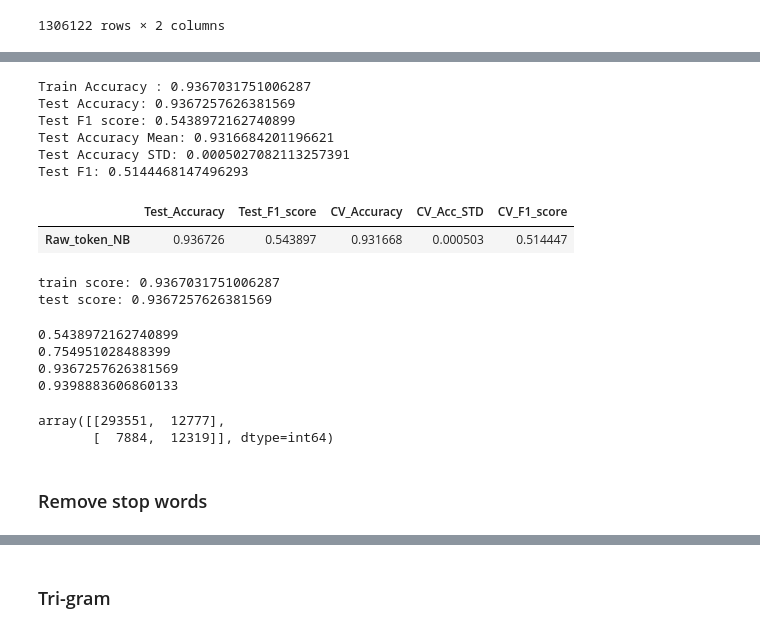
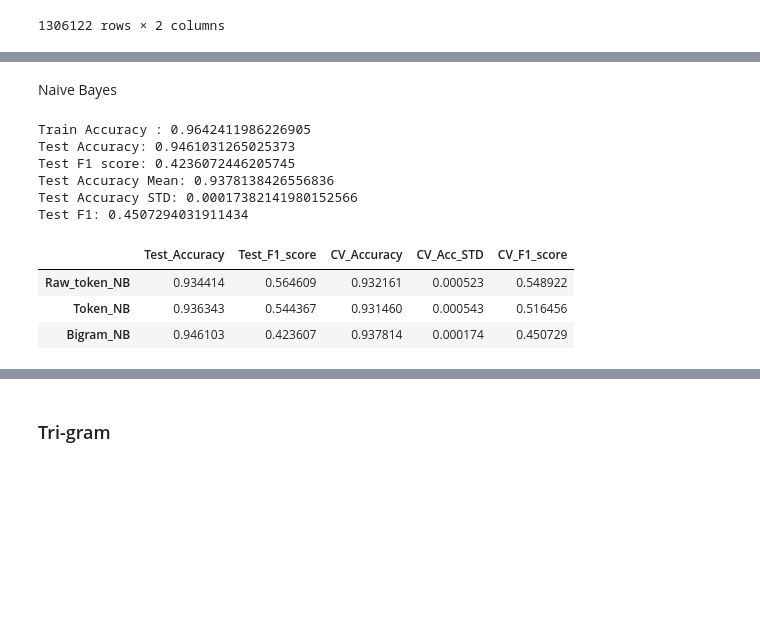
Before and after one commit to ruoranh/Quora-Insincere-Questions, a Jupyter notebook: Quora_lemmatized_modelling.ipynb, the cells around one changed output, grey strips where cells are left out. Drawn from its saved outputs; the diff is of its cells as text; code cells hidden in the pictures; blank space fills up the shorter version.

```diff
--- a/Quora_lemmatized_modelling.ipynb
+++ b/Quora_lemmatized_modelling.ipynb
@@ -153,0 +240,6 @@ lemma_train = pd.read_pickle('./lemma_train.pkl')
+# %%
+%%time
+clean_questions = labels_to_question(clean_questions, religious_ID, 'RELIGIOUS_ID')
+clean_questions = labels_to_question(clean_questions, racial_ID, 'RACIAL_ID')
+clean_questions = labels_to_question(clean_questions, national_ID, 'NATIONAL_ID')
+clean_questions = labels_to_question(clean_questions, nationality_ID, 'NATIONALITY_ID')
@@ -160,0 +307,5 @@ X_train, X_test, y_train, y_test = train_test_split(X, y, stratify=y, random_sta
+# %%
+X = clean_questions
+y = train.target
+# %%
+X_train, X_test, y_train, y_test = train_test_split(X, y, stratify=y, random_state = 495)
@@ -161,4 +340,4 @@ X_train, X_test, y_train, y_test = train_test_split(X, y, stratify=y, random_sta
 # %%
 %%time
-X_train_raw, X_test_raw =  vect_trans(CountVectorizer(), X_train, X_test)
+X_train_bi, X_test_bi=  vect_trans(CountVectorizer(ngram_range=(1,2)), X_train, X_test)
 # %% [output]
@@ -166,41 +345,22 @@ Wall time: 17 s
+# %% [markdown]
+Naive Bayes
 # %%
 model = MultinomialNB()
-model_label = 'Raw_token_NB'
+model_label = 'Bigram_NB'
+X_train_arg = X_train_bi
+X_test_arg = X_test_bi
 
-model_score(model, X_train_raw, X_test_raw, y_train, y_test, score_df, model_label)
-cv_score(model, X_train_raw, y_train, model_label)
+model_score(model, X_train_arg, X_test_arg, y_train, y_test, score_df, model_label)
+cv_score(model, X_train_arg, y_train, model_label)
 score_df
 # %% [output]
-Train Accuracy : 0.9367031751006287
-Test Accuracy: 0.9367257626381569
-Test F1 score: 0.5438972162740899
-Test Accuracy Mean: 0.9316684201196621
-Test Accuracy STD: 0.0005027082113257391
-Test F1: 0.5144468147496293
+Train Accuracy : 0.9642411986226905
+Test Accuracy: 0.9461031265025373
+Test F1 score: 0.4236072446205745
+Test Accuracy Mean: 0.9378138426556836
+Test Accuracy STD: 0.00017382141980152566
+Test F1: 0.4507294031911434
 |  | Test_Accuracy | Test_F1_score | CV_Accuracy | CV_Acc_STD | CV_F1_score |
-| Raw_token_NB | 0.936726 | 0.543897 | 0.931668 | 0.000503 | 0.514447 |
+| Raw_token_NB | 0.934414 | 0.564609 | 0.932161 | 0.000523 | 0.548922 |
+| Token_NB | 0.936343 | 0.544367 | 0.931460 | 0.000543 | 0.516456 |
+| Bigram_NB | 0.946103 | 0.423607 | 0.937814 | 0.000174 | 0.450729 |
-# %%
-nb = MultinomialNB()
-nb.fit(X_train_raw, y_train)
-test_score =  nb.score(X_test_raw, y_test)
-print('train score:', nb.score(X_train_raw, y_train))
-print('test score:', test_score)
-y_pred = nb.predict(X_test_raw)
-# %% [output]
-train score: 0.9367031751006287
-test score: 0.9367257626381569
-# %%
-print(f1_score(y_test, y_pred) )
-print(f1_score(y_test, y_pred, average='macro') )
-print(f1_score(y_test, y_pred, average='micro') )
-print(f1_score(y_test, y_pred, average='weighted') )
-confusion_matrix(y_test, y_pred)
-# %% [output]
-0.5438972162740899
-0.754951028488399
-0.9367257626381569
-0.9398883606860133
-array([[293551,  12777],
-       [  7884,  12319]], dtype=int64)
-# %% [markdown]
-### Remove stop words
```
Also changed, not shown: parts of 82 cells of this notebook, 6 other files.
